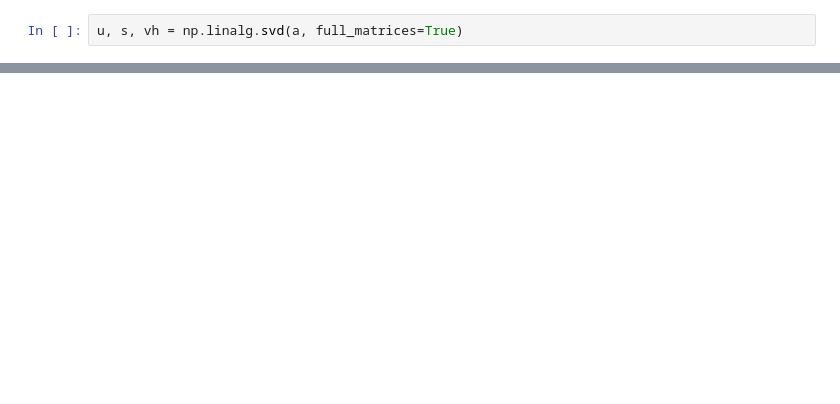
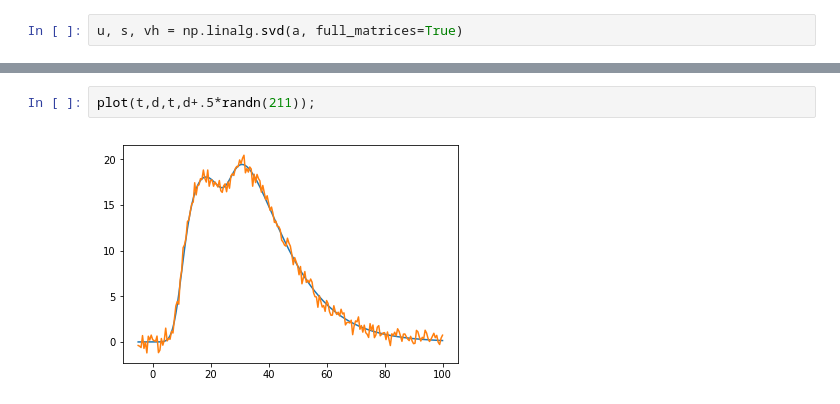
Before and after one commit to mlamoureux/Math502w19, a Jupyter notebook: Lecture24_Apr11.ipynb, the cells around one changed output, grey strips where cells are left out. Cells and saved outputs as stored; diff of their text form; blank space fills up the shorter version.

```diff
--- a/Lecture24_Apr11.ipynb
+++ b/Lecture24_Apr11.ipynb
@@ -480,0 +595,4 @@ plot(t,m)
+# %%
+plot(t,d,t,d+.5*randn(211));
+# %% [output]
+[figure, added]
```
Also changed, not shown: parts of 34 cells of this notebook, 5 other files.
